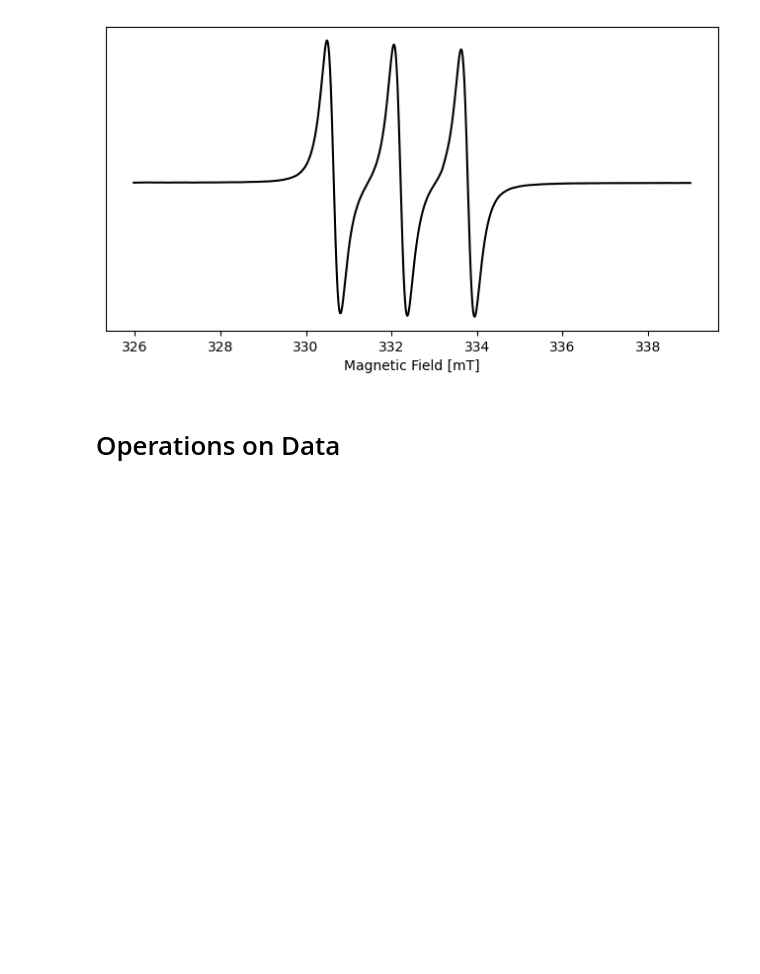
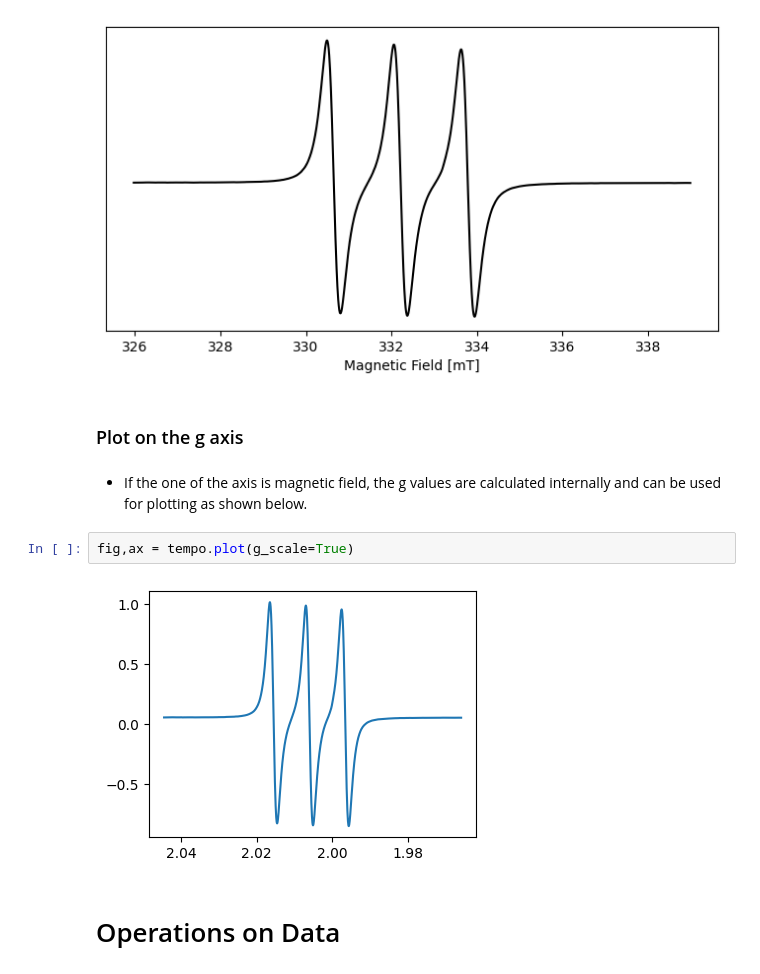
Before and after one commit to davistdaniel/EPRpy, a Jupyter notebook: docs/source/notebooks/examples.ipynb, the cells around one changed output. Cells and saved outputs as stored; diff of their text form; blank space fills up the shorter version.

```diff
--- a/docs/source/notebooks/examples.ipynb
+++ b/docs/source/notebooks/examples.ipynb
@@ -43,6 +43,14 @@ ax.set_xlabel('Magnetic Field [mT]') # set x axis label
 _=ax.set_yticks([]) # hide intensity
 # %% [output]
 [figure]
+# %% [markdown]
+### Plot on the g axis
+# %% [markdown]
+* If the one of the axis is magnetic field, the g values are calculated internally and can be used for plotting as shown below.
+# %%
+fig,ax = tempo.plot(g_scale=True)
+# %% [output]
+[figure, added]
 # %% [markdown]
 # Operations on Data
 # %% [markdown]
```
Also changed, not shown: parts of 7 cells of this notebook, 11 other files.
